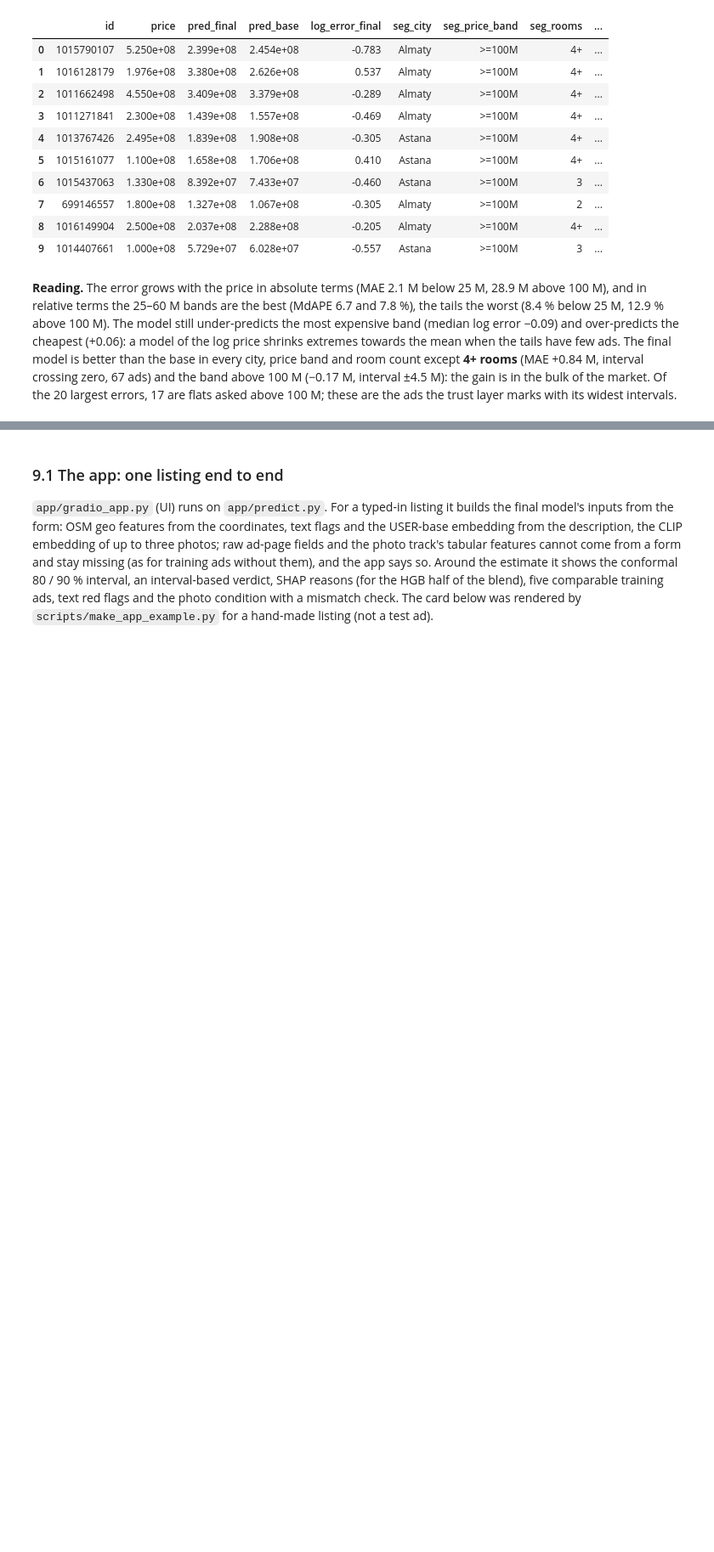
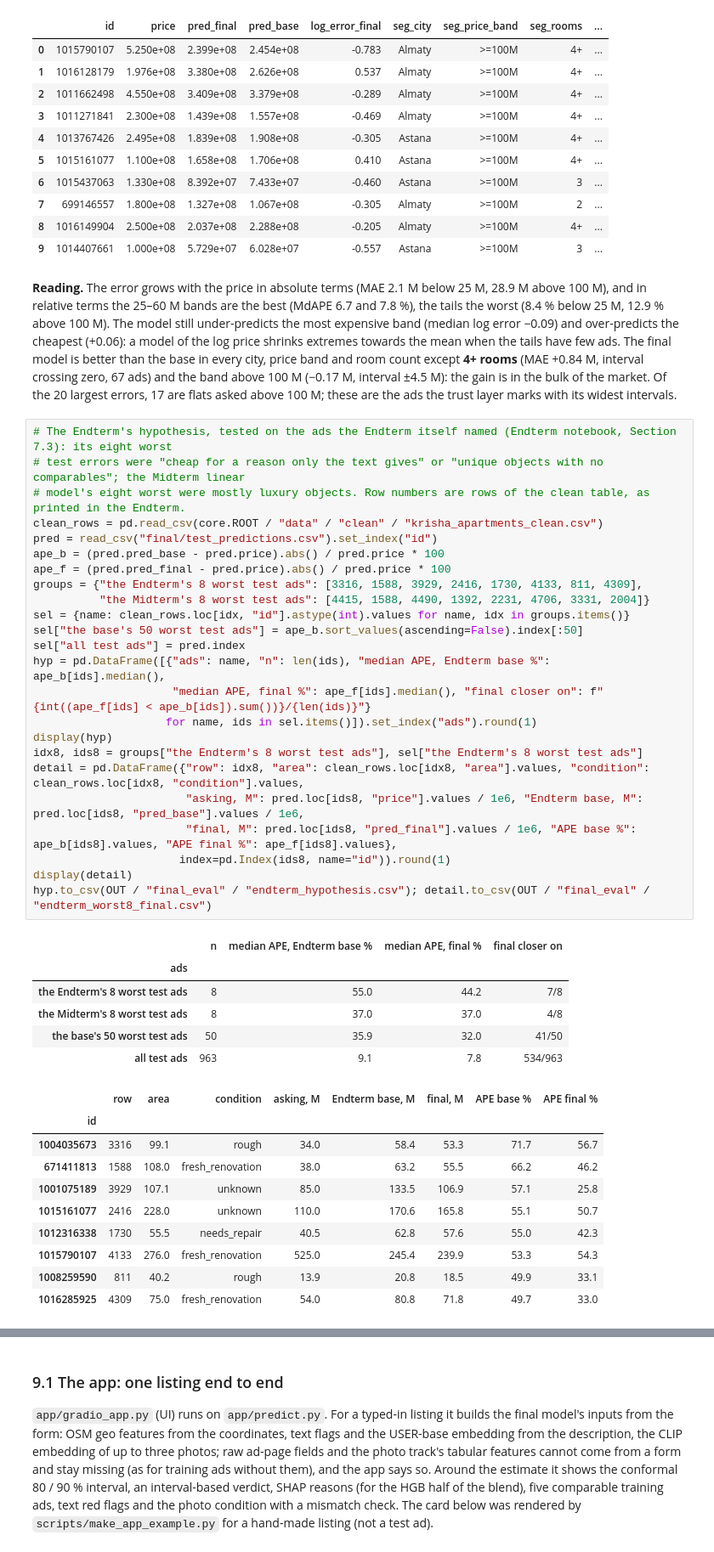
Before and after one commit to Newterios/mla_midtem, a Jupyter notebook: Final_SE-2424_Balgabekov_Kaiyrbekuly.ipynb, the cells around one changed output, grey strips where cells are left out. Shown at 85% size. Saved outputs shown, nothing was run; the diff lists cells and outputs as text; blank space fills up the shorter version.

```diff
--- a/Final_SE-2424_Balgabekov_Kaiyrbekuly.ipynb
+++ b/Final_SE-2424_Balgabekov_Kaiyrbekuly.ipynb
@@ -785,3 +787,44 @@ if worst is not None:
 | 9 | 1014407661 | 1.000e+08 | 5.729e+07 | 6.028e+07 | -0.557 | Astana | >=100M | 3 | ... |
 # %% [markdown]
 **Reading.** The error grows with the price in absolute terms (MAE 2.1 M below 25 M, 28.9 M above 100 M), and in relative terms the 25–60 M bands are the best (MdAPE 6.7 and 7.8 %), the tails the worst (8.4 % below 25 M, 12.9 % above 100 M). The model still under-predicts the most expensive band (median log error −0.09) and over-predicts the cheapest (+0.06): a model of the log price shrinks extremes towards the mean when the tails have few ads. The final model is better than the base in every city, price band and room count except **4+ rooms** (MAE +0.84 M, interval crossing zero, 67 ads) and the band above 100 M (−0.17 M, interval ±4.5 M): the gain is in the bulk of the market. Of the 20 largest errors, 17 are flats asked above 100 M; these are the ads the trust layer marks with its widest intervals.
+# %%
+# The Endterm's hypothesis, tested on the ads the Endterm itself named (Endterm notebook, Section 7.3): its eight worst
+# test errors were "cheap for a reason only the text gives" or "unique objects with no comparables"; the Midterm linear
+# model's eight worst were mostly luxury objects. Row numbers are rows of the clean table, as printed in the Endterm.
+clean_rows = pd.read_csv(core.ROOT / "data" / "clean" / "krisha_apartments_clean.csv")
+pred = read_csv("final/test_predictions.csv").set_index("id")
+ape_b = (pred.pred_base - pred.price).abs() / pred.price * 100
+ape_f = (pred.pred_final - pred.price).abs() / pred.price * 100
+groups = {"the Endterm's 8 worst test ads": [3316, 1588, 3929, 2416, 1730, 4133, 811, 4309],
+          "the Midterm's 8 worst test ads": [4415, 1588, 4490, 1392, 2231, 4706, 3331, 2004]}
+sel = {name: clean_rows.loc[idx, "id"].astype(int).values for name, idx in groups.items()}
+sel["the base's 50 worst test ads"] = ape_b.sort_values(ascending=False).index[:50]
+sel["all test ads"] = pred.index
+hyp = pd.DataFrame([{"ads": name, "n": len(ids), "median APE, Endterm base %": ape_b[ids].median(),
+                     "median APE, final %": ape_f[ids].median(), "final closer on": f"{int((ape_f[ids] < ape_b[ids]).sum())}/{len(ids)}"}
+                    for name, ids in sel.items()]).set_index("ads").round(1)
+display(hyp)
+idx8, ids8 = groups["the Endterm's 8 worst test ads"], sel["the Endterm's 8 worst test ads"]
+detail = pd.DataFrame({"row": idx8, "area": clean_rows.loc[idx8, "area"].values, "condition": clean_rows.loc[idx8, "condition"].values,
+                       "asking, M": pred.loc[ids8, "price"].values / 1e6, "Endterm base, M": pred.loc[ids8, "pred_base"].values / 1e6,
+                       "final, M": pred.loc[ids8, "pred_final"].values / 1e6, "APE base %": ape_b[ids8].values, "APE final %": ape_f[ids8].values},
+                      index=pd.Index(ids8, name="id")).round(1)
+display(detail)
+hyp.to_csv(OUT / "final_eval" / "endterm_hypothesis.csv"); detail.to_csv(OUT / "final_eval" / "endterm_worst8_final.csv")
+# %% [output]
+|  | n | median APE, Endterm base % | median APE, final % | final closer on |
+| ads |  |  |  |  |
+| the Endterm's 8 worst test ads | 8 | 55.0 | 44.2 | 7/8 |
+| the Midterm's 8 worst test ads | 8 | 37.0 | 37.0 | 4/8 |
+| the base's 50 worst test ads | 50 | 35.9 | 32.0 | 41/50 |
+| all test ads | 963 | 9.1 | 7.8 | 534/963 |
+|  | row | area | condition | asking, M | Endterm base, M | final, M | APE base % | APE final % |
+| id |  |  |  |  |  |  |  |  |
+| 1004035673 | 3316 | 99.1 | rough | 34.0 | 58.4 | 53.3 | 71.7 | 56.7 |
+| 671411813 | 1588 | 108.0 | fresh_renovation | 38.0 | 63.2 | 55.5 | 66.2 | 46.2 |
+| 1001075189 | 3929 | 107.1 | unknown | 85.0 | 133.5 | 106.9 | 57.1 | 25.8 |
+| 1015161077 | 2416 | 228.0 | unknown | 110.0 | 170.6 | 165.8 | 55.1 | 50.7 |
+| 1012316338 | 1730 | 55.5 | needs_repair | 40.5 | 62.8 | 57.6 | 55.0 | 42.3 |
+| 1015790107 | 4133 | 276.0 | fresh_renovation | 525.0 | 245.4 | 239.9 | 53.3 | 54.3 |
+| 1008259590 | 811 | 40.2 | rough | 13.9 | 20.8 | 18.5 | 49.9 | 33.1 |
+| 1016285925 | 4309 | 75.0 | fresh_renovation | 54.0 | 80.8 | 71.8 | 49.7 | 33.0 |
```
Also changed, not shown: parts of 7 cells of this notebook, 27 other files.
